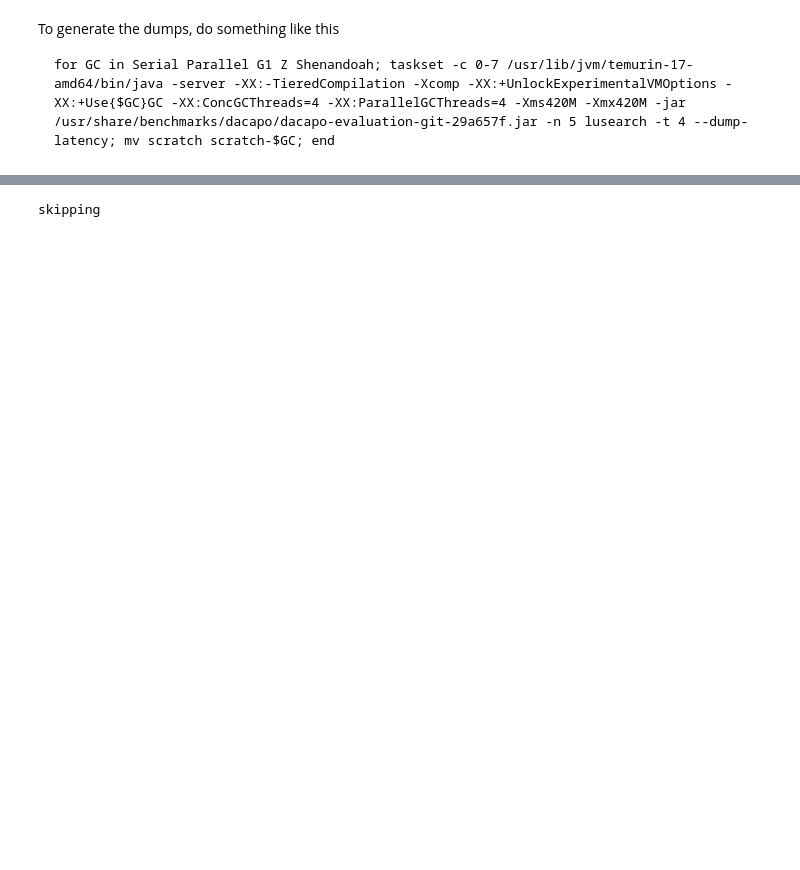
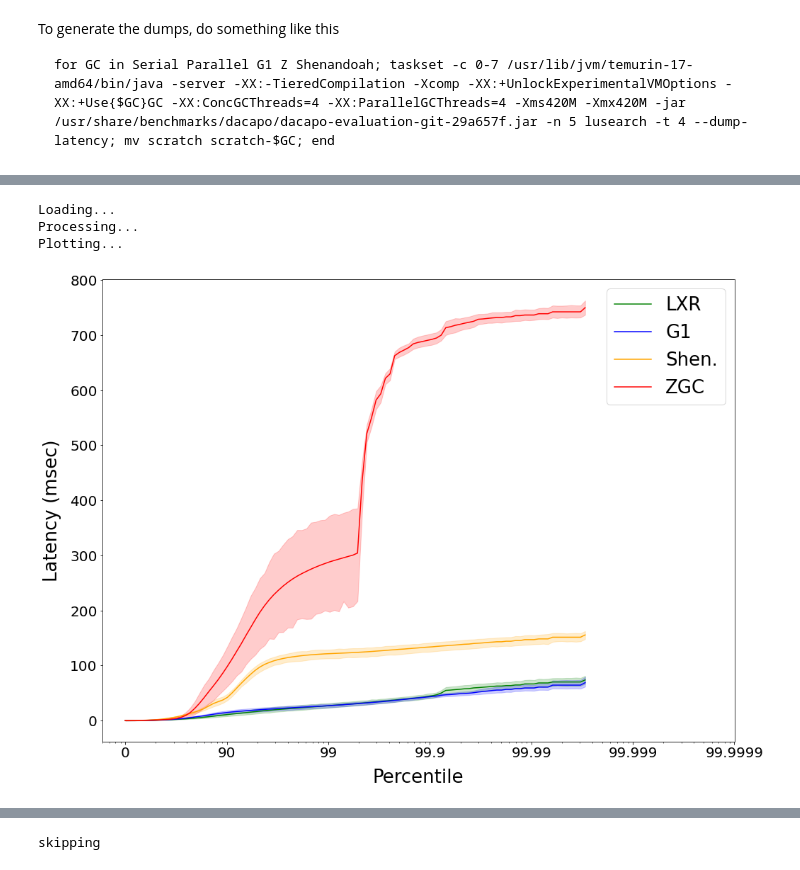
Before and after one commit to wenyuzhao/mmtk-dev, a Jupyter notebook: evaluation/configs/lxr-new-latency-curve/latency_dump.ipynb, the cells around one changed output, grey strips where cells are left out. Saved outputs shown, nothing was run; the diff lists cells and outputs as text; code cells hidden in the pictures; blank space fills up the shorter version.

```diff
--- a/evaluation/configs/lxr-new-latency-curve/latency_dump.ipynb
+++ b/evaluation/configs/lxr-new-latency-curve/latency_dump.ipynb
@@ -72 +157,39 @@ def load_data_and_plot(bench, gcs, folders, invocations = 10, save = None, laten
+# %%
+runid1 = 'deer-2021-11-20-Sat-085419'
+runid2 = 'elk-2021-11-20-Sat-121417'
+
+load_data_and_plot(
+    bench = 'h2',
+    gcs = ["LXR", "G1", "Shen.",  "ZGC"],
+    folders_list = [
+        # LXR
+        [
+            result(runid1, 'h2.3023.3489.jdk.ix.common.tph.mmtk_perf.nr-1.latency.dacapochopin-29a657f'),
+            result(runid2, 'h2.3023.3489.jdk.ix.common.tph.mmtk_perf.nr-1.latency.dacapochopin-29a657f'),
+        ],
+        # G1
+        [
+            result(runid1, 'h2.3023.3489.jdk.g1.common.hs_perf.latency.dacapochopin-29a657f'),
+            result(runid2, 'h2.3023.3489.jdk.g1.common.hs_perf.latency.dacapochopin-29a657f'),
+        ],
+        # Shen.
+        [
+            result(runid1, 'h2.3023.3489.jdk.shenandoah.common.latency.hs_perf.latency.dacapochopin-29a657f'),
+            result(runid2, 'h2.3023.3489.jdk.shenandoah.common.latency.hs_perf.latency.dacapochopin-29a657f'),
+        ],
+        # ZGC
+        [
+            result(runid1, 'h2.3023.3489.jdk.z.common.hs_perf.latency.dacapochopin-29a657f'),
+            result(runid2, 'h2.3023.3489.jdk.z.common.hs_perf.latency.dacapochopin-29a657f'),
+        ],
+
+    ],
+    invocations = 30,
+    save = './latency-h2.pdf',
+)
+# %% [output]
+Loading...
+Processing...
+Plotting...
+[figure, added]
 # %%
```
Also changed, not shown: parts of 7 cells of this notebook, 4 other files.
